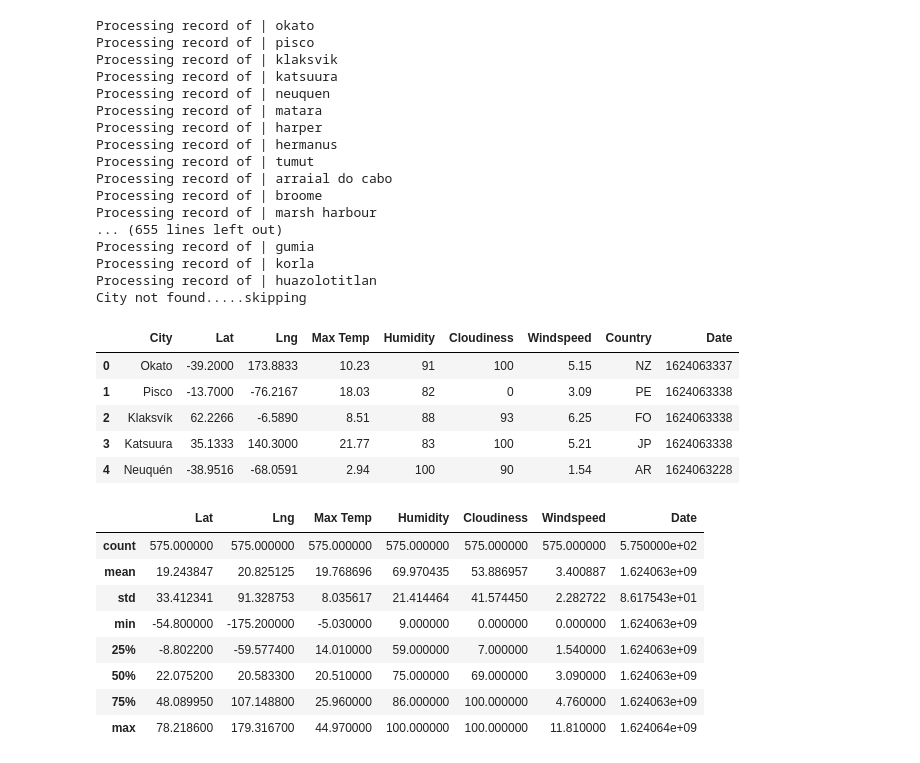
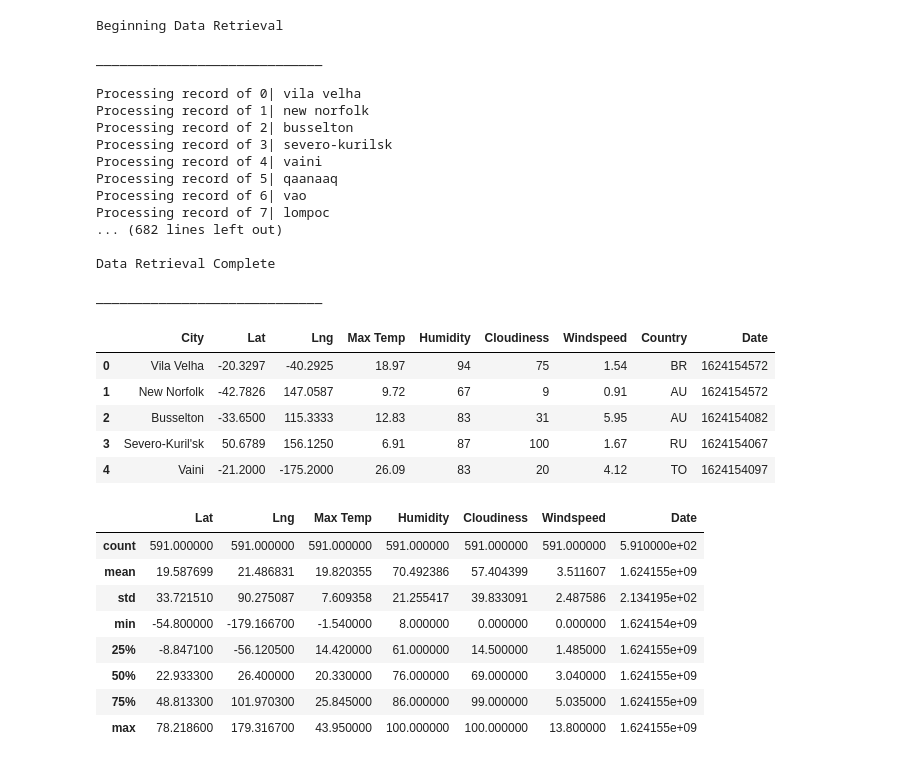
Before and after one commit to aarvinrathod/finding_vacation_spot, a Jupyter notebook: weather.ipynb, the cells around one changed output. Drawn from its saved outputs; the diff is of its cells as text; code cells hidden in the pictures.

```diff
--- a/weather.ipynb
+++ b/weather.ipynb
@@ -45,4 +48,5 @@ len(cities)
 # %%
+#Creating empty lists to store data
 city_name =  []
 lattitude = []
 longitude = []
@@ -51,7 +55,7 @@ humidity = []
 cloudiness = []
 windspeed = []
 country = []
-date = []
+dates = []
 # %%
 base_url = "http://api.openweathermap.org/data/2.5/weather?"
 units = "metric"
@@ -59,12 +63,13 @@ units = "metric"
 # Build partial endpoint URL
 endpoint = f"{base_url}appid={weather_api_key}&units={units}&q="
 
-# Looping through cities list
-
+# Looping through cities list and avoiding error codes
+print(f"Beginning Data Retrieval\n")
+print(f"_____________________________\n")
 for city in cities:
     try:
         response = requests.get(endpoint + city).json()
-        print(f"Processing record of | {city}")
+        print(f"Processing record of {cities.index(city)}| {city}")
         city_name.append(response['name'])
         lattitude.append(response['coord']['lat'])
         longitude.append(response['coord']['lon'])
@@ -73,52 +78,56 @@ for city in cities:
         cloudiness.append(response['clouds']['all'])
         windspeed.append(response['wind']['speed'])
         country.append(response['sys']['country'])
-        date.append(response['dt'])
+        dates.append(response['dt'])
     except KeyError:
         print(f"City not found.....skipping")
+
+print(f"_____________________________\n")
+print(f"Data Retrieval Complete\n")
+print(f"_____________________________")
 # %% [output]
-Processing record of | okato
-Processing record of | pisco
-Processing record of | klaksvik
-Processing record of | katsuura
-Processing record of | neuquen
-Processing record of | matara
-Processing record of | harper
-Processing record of | hermanus
-Processing record of | tumut
-Processing record of | arraial do cabo
-Processing record of | broome
-Processing record of | marsh harbour
-... (655 lines left out)
-Processing record of | gumia
-Processing record of | korla
-Processing record of | huazolotitlan
-City not found.....skipping
+Beginning Data Retrieval
+
+_____________________________
+
+Processing record of 0| vila velha
+Processing record of 1| new norfolk
+Processing record of 2| busselton
+Processing record of 3| severo-kurilsk
+Processing record of 4| vaini
+Processing record of 5| qaanaaq
+Processing record of 6| vao
+Processing record of 7| lompoc
+... (682 lines left out)
+
+Data Retrieval Complete
+
+_____________________________
 # %%
 #Creating dataframe
 
 data = {
     "City": city_name,
     "Lat": lattitude,
     "Lng": longitude,
     "Max Temp": max_temp,
     "Humidity": humidity,
     "Cloudiness": cloudiness,
     "Windspeed": windspeed,
     "Country": country,
-    "Date": date
+    "Date": dates
 }
 
 data_df = pd.DataFrame(data)
 
 data_df.head()
 # %% [output]
 |  | City | Lat | Lng | Max Temp | Humidity | Cloudiness | Windspeed | Country | Date |
-| 0 | Okato | -39.2000 | 173.8833 | 10.23 | 91 | 100 | 5.15 | NZ | 1624063337 |
-| 1 | Pisco | -13.7000 | -76.2167 | 18.03 | 82 | 0 | 3.09 | PE | 1624063338 |
-| 2 | Klaksvík | 62.2266 | -6.5890 | 8.51 | 88 | 93 | 6.25 | FO | 1624063338 |
-| 3 | Katsuura | 35.1333 | 140.3000 | 21.77 | 83 | 100 | 5.21 | JP | 1624063338 |
-| 4 | Neuquén | -38.9516 | -68.0591 | 2.94 | 100 | 90 | 1.54 | AR | 1624063228 |
+| 0 | Vila Velha | -20.3297 | -40.2925 | 18.97 | 94 | 75 | 1.54 | BR | 1624154572 |
+| 1 | New Norfolk | -42.7826 | 147.0587 | 9.72 | 67 | 9 | 0.91 | AU | 1624154572 |
+| 2 | Busselton | -33.6500 | 115.3333 | 12.83 | 83 | 31 | 5.95 | AU | 1624154082 |
+| 3 | Severo-Kuril'sk | 50.6789 | 156.1250 | 6.91 | 87 | 100 | 1.67 | RU | 1624154067 |
+| 4 | Vaini | -21.2000 | -175.2000 | 26.09 | 83 | 20 | 4.12 | TO | 1624154097 |
 # %%
 #exporting data to .csv file
 data_df.to_csv("temperaturedata.csv", index=False, header=True, encoding="utf-8")
@@ -127,14 +136,14 @@ data_df.to_csv("temperaturedata.csv", index=False, header=True, encoding="utf-8"
 data_df.describe()
 # %% [output]
 |  | Lat | Lng | Max Temp | Humidity | Cloudiness | Windspeed | Date |
-| count | 575.000000 | 575.000000 | 575.000000 | 575.000000 | 575.000000 | 575.000000 | 5.750000e+02 |
-| mean | 19.243847 | 20.825125 | 19.768696 | 69.970435 | 53.886957 | 3.400887 | 1.624063e+09 |
-| std | 33.412341 | 91.328753 | 8.035617 | 21.414464 | 41.574450 | 2.282722 | 8.617543e+01 |
-| min | -54.800000 | -175.200000 | -5.030000 | 9.000000 | 0.000000 | 0.000000 | 1.624063e+09 |
-| 25% | -8.802200 | -59.577400 | 14.010000 | 59.000000 | 7.000000 | 1.540000 | 1.624063e+09 |
-| 50% | 22.075200 | 20.583300 | 20.510000 | 75.000000 | 69.000000 | 3.090000 | 1.624063e+09 |
-| 75% | 48.089950 | 107.148800 | 25.960000 | 86.000000 | 100.000000 | 4.760000 | 1.624063e+09 |
-| max | 78.218600 | 179.316700 | 44.970000 | 100.000000 | 100.000000 | 11.810000 | 1.624064e+09 |
+| count | 591.000000 | 591.000000 | 591.000000 | 591.000000 | 591.000000 | 591.000000 | 5.910000e+02 |
+| mean | 19.587699 | 21.486831 | 19.820355 | 70.492386 | 57.404399 | 3.511607 | 1.624155e+09 |
+| std | 33.721510 | 90.275087 | 7.609358 | 21.255417 | 39.833091 | 2.487586 | 2.134195e+02 |
+| min | -54.800000 | -179.166700 | -1.540000 | 8.000000 | 0.000000 | 0.000000 | 1.624154e+09 |
+| 25% | -8.847100 | -56.120500 | 14.420000 | 61.000000 | 14.500000 | 1.485000 | 1.624155e+09 |
+| 50% | 22.933300 | 26.400000 | 20.330000 | 76.000000 | 69.000000 | 3.040000 | 1.624155e+09 |
+| 75% | 48.813300 | 101.970300 | 25.845000 | 86.000000 | 99.000000 | 5.035000 | 1.624155e+09 |
+| max | 78.218600 | 179.316700 | 43.950000 | 100.000000 | 100.000000 | 13.800000 | 1.624155e+09 |
 # %%
 #getting indexes of rows with 100 humidity
 
```
Also changed, not shown: parts of 36 cells of this notebook, 14 other files.
